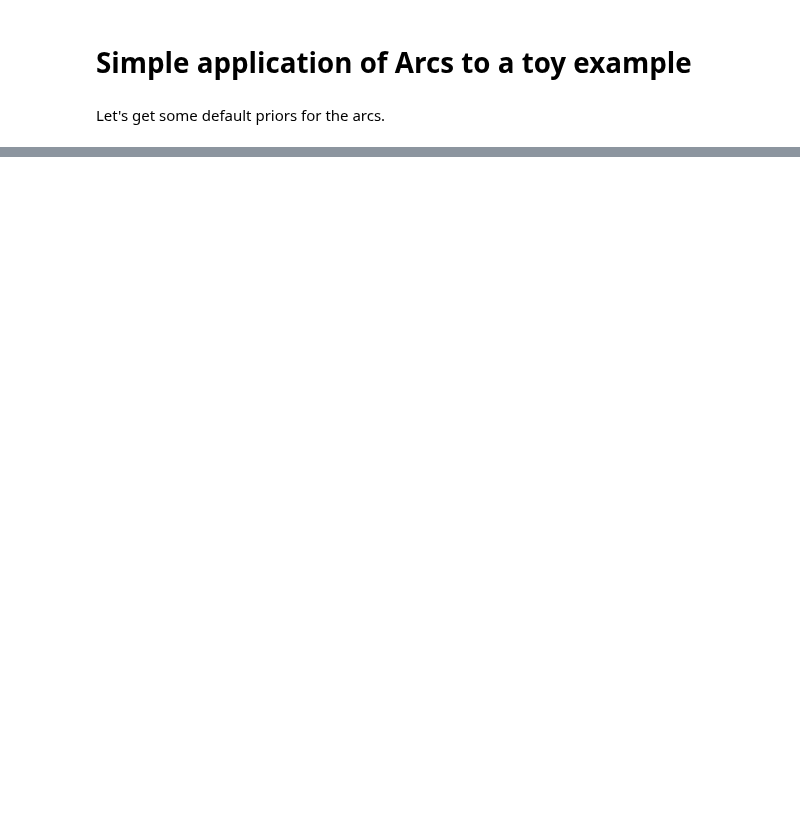
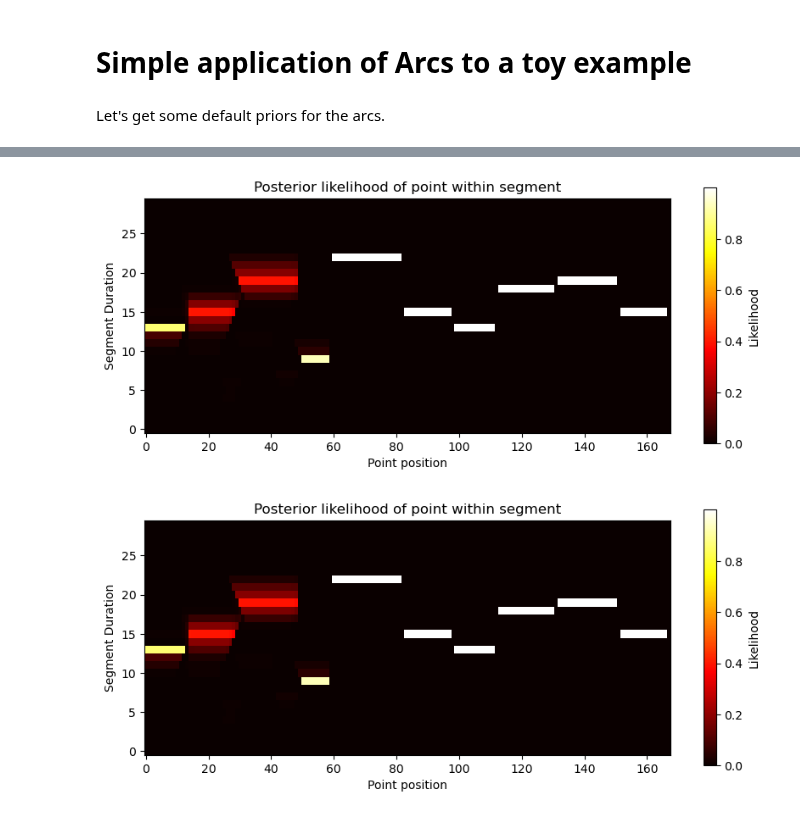
Before and after one commit to erc-cosmos/probabilistic-segmentation, a Jupyter notebook: notebooks/toy_example.ipynb, the cells around one changed output, grey strips where cells are left out. Cells and saved outputs as stored; diff of their text form; code cells hidden in the pictures; blank space fills up the shorter version.

```diff
--- a/notebooks/toy_example.ipynb
+++ b/notebooks/toy_example.ipynb
@@ -50,0 +56,5 @@ plt.show()
+# %%
+segment_viz.plot_segment_beams(post_segments, max_length=30, ratio=2.5)
+# %% [output]
+[figure, added]
+[figure, added]
```
Also changed, not shown: parts of 10 cells of this notebook, 2 other files.
